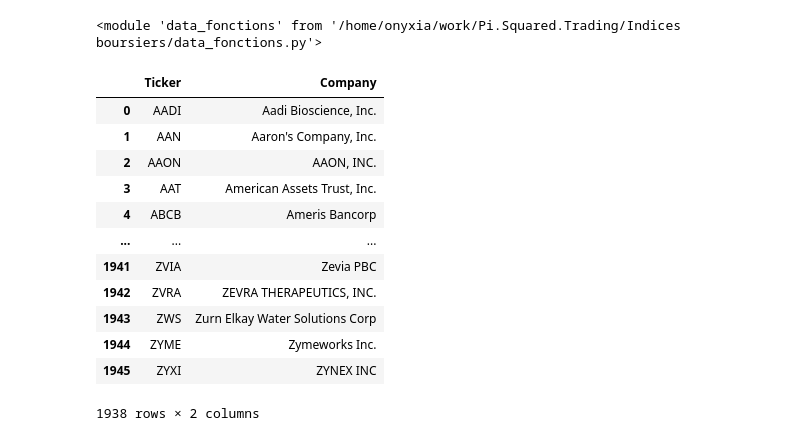
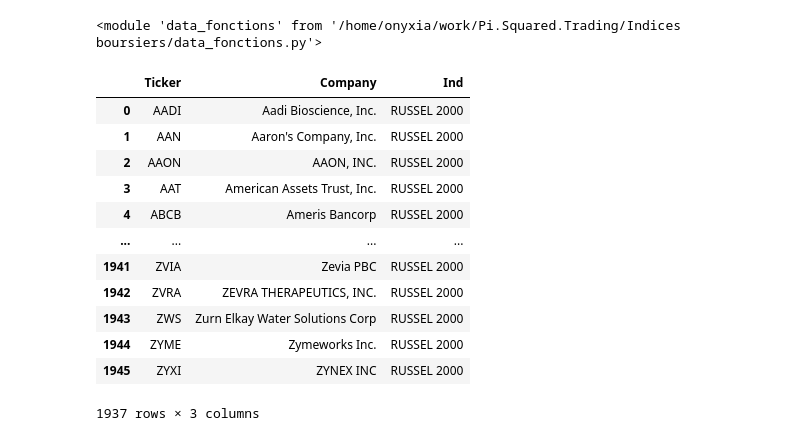
Before and after one commit to Gabriel-PEZ/Pi.Squared.Trading, a Jupyter notebook: Indices boursiers/data.ipynb, the cells around one changed output. Cells and saved outputs as stored; diff of their text form; code cells hidden in the pictures.

```diff
--- a/Indices boursiers/data.ipynb
+++ b/Indices boursiers/data.ipynb
@@ -6,31 +6,26 @@ importlib.reload(dgf)
 # %% [output]
 <module 'data_fonctions' from '/home/onyxia/work/Pi.Squared.Trading/Indices boursiers/data_fonctions.py'>
 # %%
-# Chargement des données
+# Chargement des données pour l'indice Russel 2000
 url_russel2000 = "https://docs.google.com/spreadsheets/d/1OGMIF5aozD_O5r0WAhmANDizKXcsbd8x_OTjTPf-IcQ/export?format=csv&gid=0"
 df_russel2000 = dgf.obtenir_liste_entreprises(url_russel2000, 'Russell 2000')
 
 # Nettoyage initial des données
-df_russel2000 = df_russel2000.drop(columns=[
-    'Sector', 'Price', 'Dividend Yield', '5-Year Average Dividend Yield', 'Dividends Per Share (TTM)',
-    'Market Cap ($M)', 'Trailing P/E Ratio', 'Payout Ratio', 'Beta', '52-Week High', '52-Week Low'
-])
-df_russel2000.rename(columns={'Name': 'Company'}, inplace=True)
-df_russel2000 = df_russel2000.dropna(subset=['Company'])
+df_russel2000 = dgf.nettoyage_Russel2000(df_russel2000)
 
 # Affichage
 df_russel2000
 # %% [output]
-|  | Ticker | Company |
-| 0 | AADI | Aadi Bioscience, Inc. |
-| 1 | AAN | Aaron's Company, Inc. |
-| 2 | AAON | AAON, INC. |
-| 3 | AAT | American Assets Trust, Inc. |
-| 4 | ABCB | Ameris Bancorp |
-| ... | ... | ... |
-| 1941 | ZVIA | Zevia PBC |
-| 1942 | ZVRA | ZEVRA THERAPEUTICS, INC. |
-| 1943 | ZWS | Zurn Elkay Water Solutions Corp |
-| 1944 | ZYME | Zymeworks Inc. |
-| 1945 | ZYXI | ZYNEX INC |
+|  | Ticker | Company | Ind |
+| 0 | AADI | Aadi Bioscience, Inc. | RUSSEL 2000 |
+| 1 | AAN | Aaron's Company, Inc. | RUSSEL 2000 |
+| 2 | AAON | AAON, INC. | RUSSEL 2000 |
+| 3 | AAT | American Assets Trust, Inc. | RUSSEL 2000 |
+| 4 | ABCB | Ameris Bancorp | RUSSEL 2000 |
+| ... | ... | ... | ... |
+| 1941 | ZVIA | Zevia PBC | RUSSEL 2000 |
+| 1942 | ZVRA | ZEVRA THERAPEUTICS, INC. | RUSSEL 2000 |
+| 1943 | ZWS | Zurn Elkay Water Solutions Corp | RUSSEL 2000 |
+| 1944 | ZYME | Zymeworks Inc. | RUSSEL 2000 |
+| 1945 | ZYXI | ZYNEX INC | RUSSEL 2000 |
-1938 rows × 2 columns
+1937 rows × 3 columns
```
Also changed, not shown: parts of 12 cells of this notebook, 2 other files.
